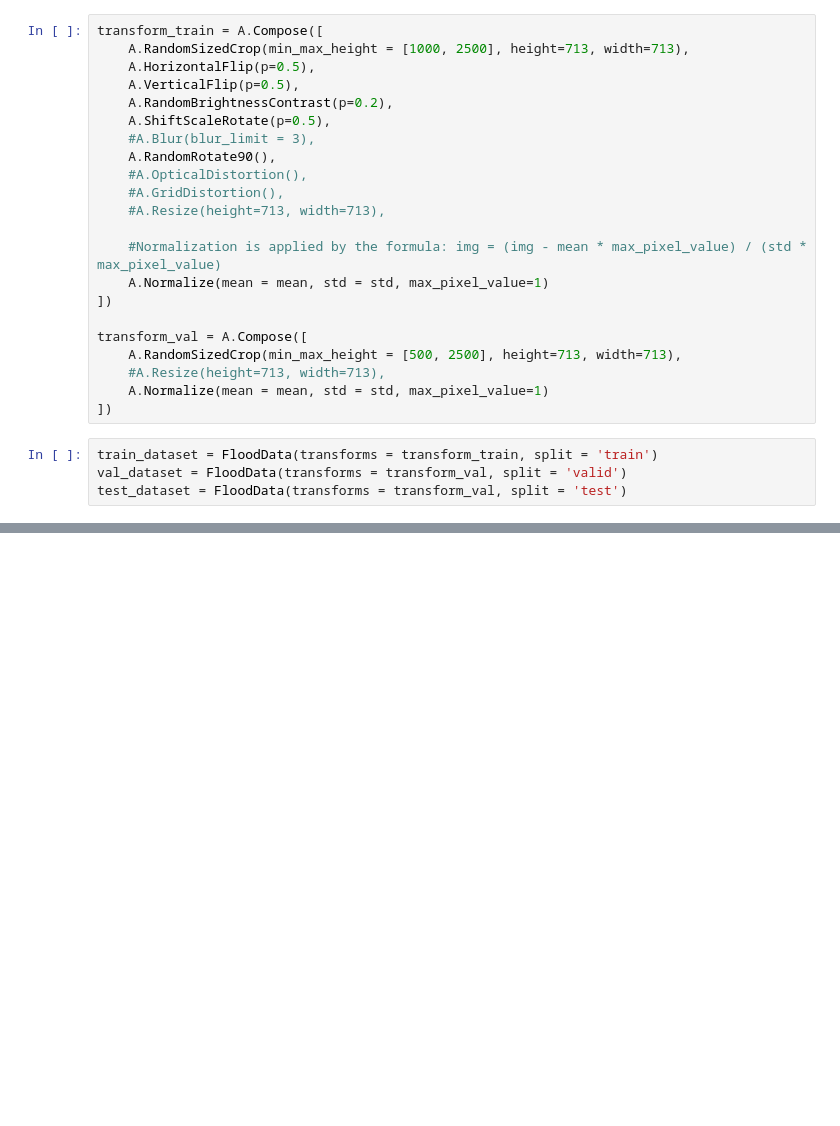
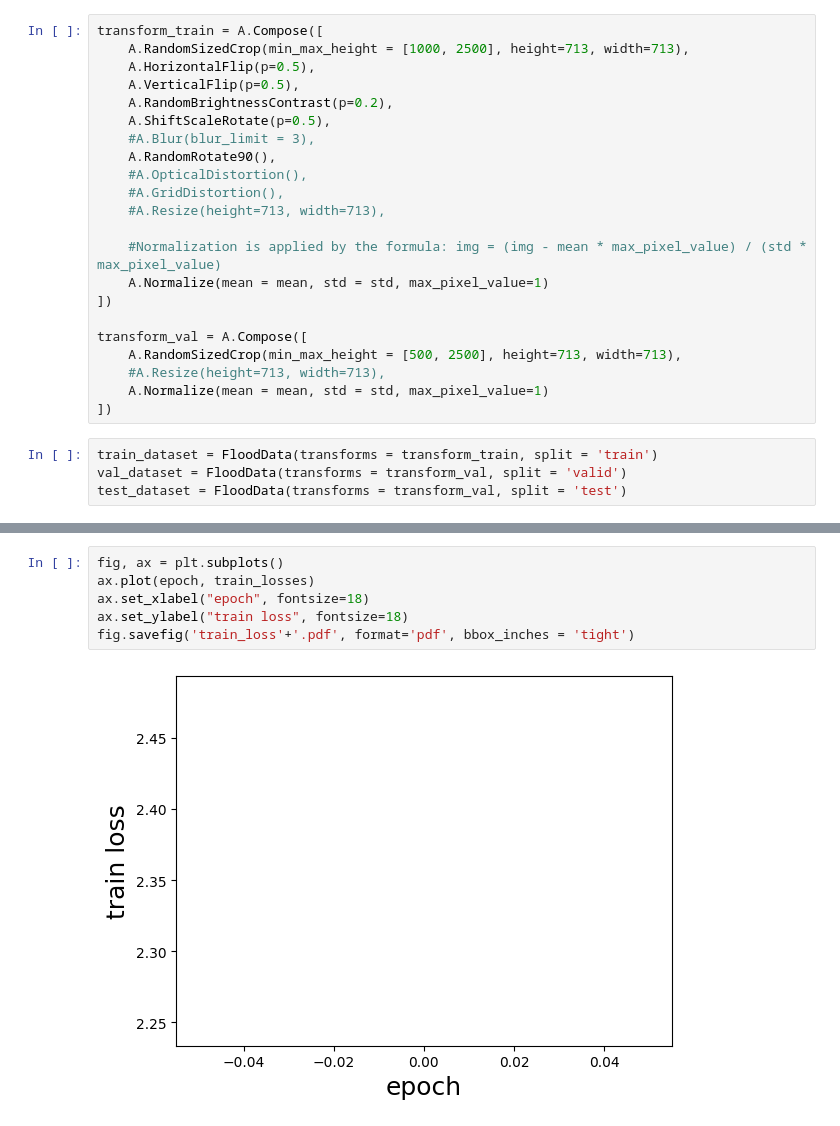
Before and after one commit to leamarxen/ENV-540-Floodnet, a Jupyter notebook: floodnet.ipynb, the cells around one changed output, grey strips where cells are left out. Cells and saved outputs as stored; diff of their text form; blank space fills up the shorter version.

```diff
--- a/floodnet.ipynb
+++ b/floodnet.ipynb
@@ -212,0 +572,8 @@ tensor([[[[ 0.8736, -0.0234, -0.0860],
+# %%
+fig, ax = plt.subplots()
+ax.plot(epoch, train_losses)
+ax.set_xlabel("epoch", fontsize=18)
+ax.set_ylabel("train loss", fontsize=18)
+fig.savefig('train_loss'+'.pdf', format='pdf', bbox_inches = 'tight')
+# %% [output]
+[figure, added]
```
Also changed, not shown: parts of 29 cells of this notebook, 3 other files.
